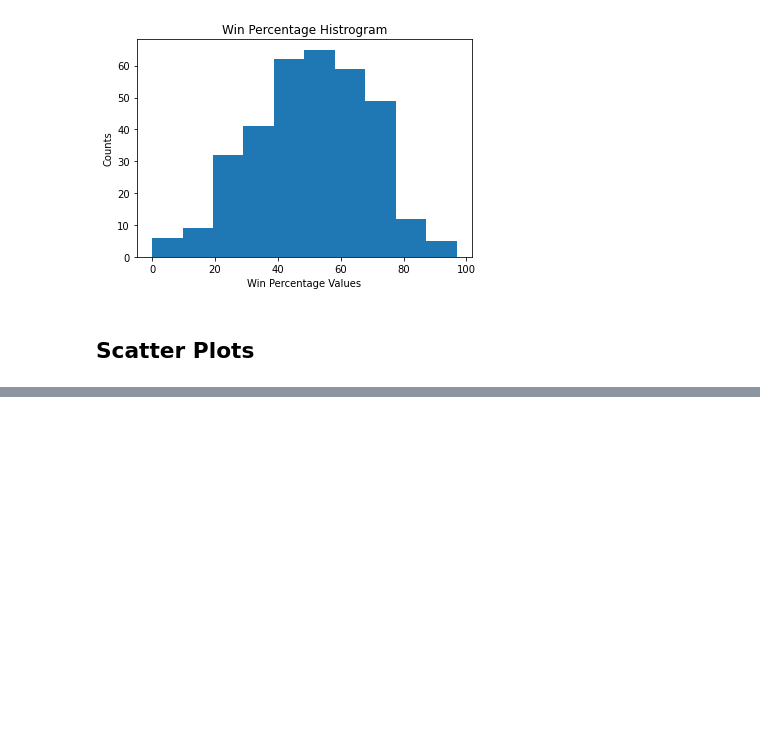
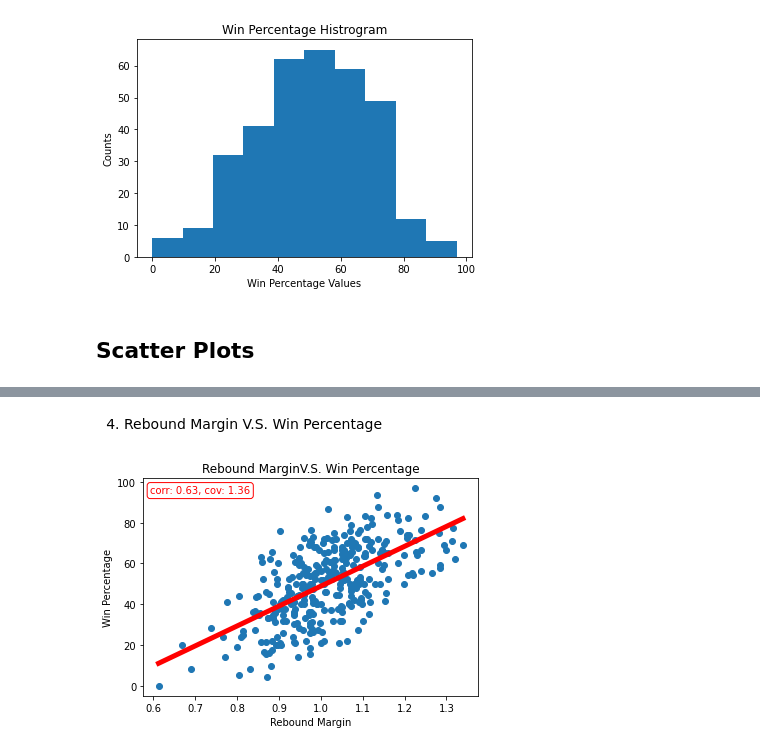
Before and after one commit to NCAA-Basketball-Predictor/Predictor, a Jupyter notebook: EDA.ipynb, the cells around one changed output, grey strips where cells are left out. Saved outputs shown, nothing was run; the diff lists cells and outputs as text; code cells hidden in the pictures; blank space fills up the shorter version.

```diff
--- a/EDA.ipynb
+++ b/EDA.ipynb
@@ -83,0 +148,24 @@ plot_utils.create_histogram("Win Percentage",win_percentage)
+# %% [markdown]
+4. Rebound Margin V.S. Win Percentage
+# %%
+importlib.reload(utils)
+importlib.reload(plot_utils)
+import scipy.stats as stats
+import numpy as np
+rebound_margin = ncaa_stats.get_column("Rebound Margin")
+win_percentage = ncaa_stats.get_column("Win Percentage")
+plt.figure()
+m,b = plot_utils.compute_slope_intercept(rebound_margin,win_percentage)
+plt.scatter(rebound_margin,win_percentage)
+covarient = plot_utils.find_covarient(rebound_margin,win_percentage)
+x_standard_deviation = plot_utils.find_standard_deviation(rebound_margin)
+y_standard_deviation = plot_utils.find_standard_deviation(win_percentage)
+correlation = plot_utils.find_correlation(x_standard_deviation,y_standard_deviation,covarient)
+plt.annotate("corr: {}, cov: {}".format(correlation,covarient), xy=(0.17, 0.93), xycoords="axes fraction", horizontalalignment="center", color="red",bbox=dict(boxstyle="round", fc="1", color="r"))
+plt.plot([min(rebound_margin), max(rebound_margin)], [m * min(rebound_margin) + b, m * max(rebound_margin) + b], c="r",lw=5)
+plt.ylabel("Win Percentage")
+plt.xlabel("Rebound Margin")
+plt.title("Rebound MarginV.S. Win Percentage")
+plt.show()
+# %% [output]
+[figure, added]
```
Also changed, not shown: parts of 10 cells of this notebook, 2 other files.
